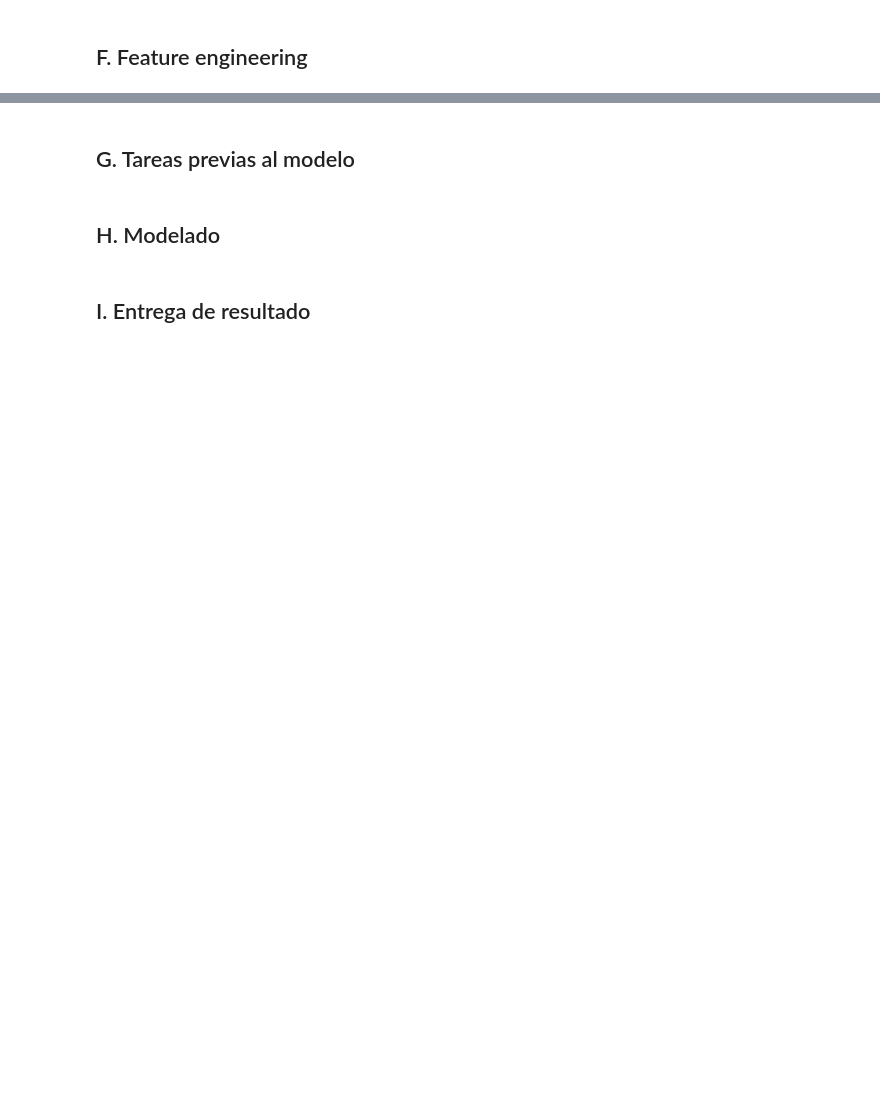
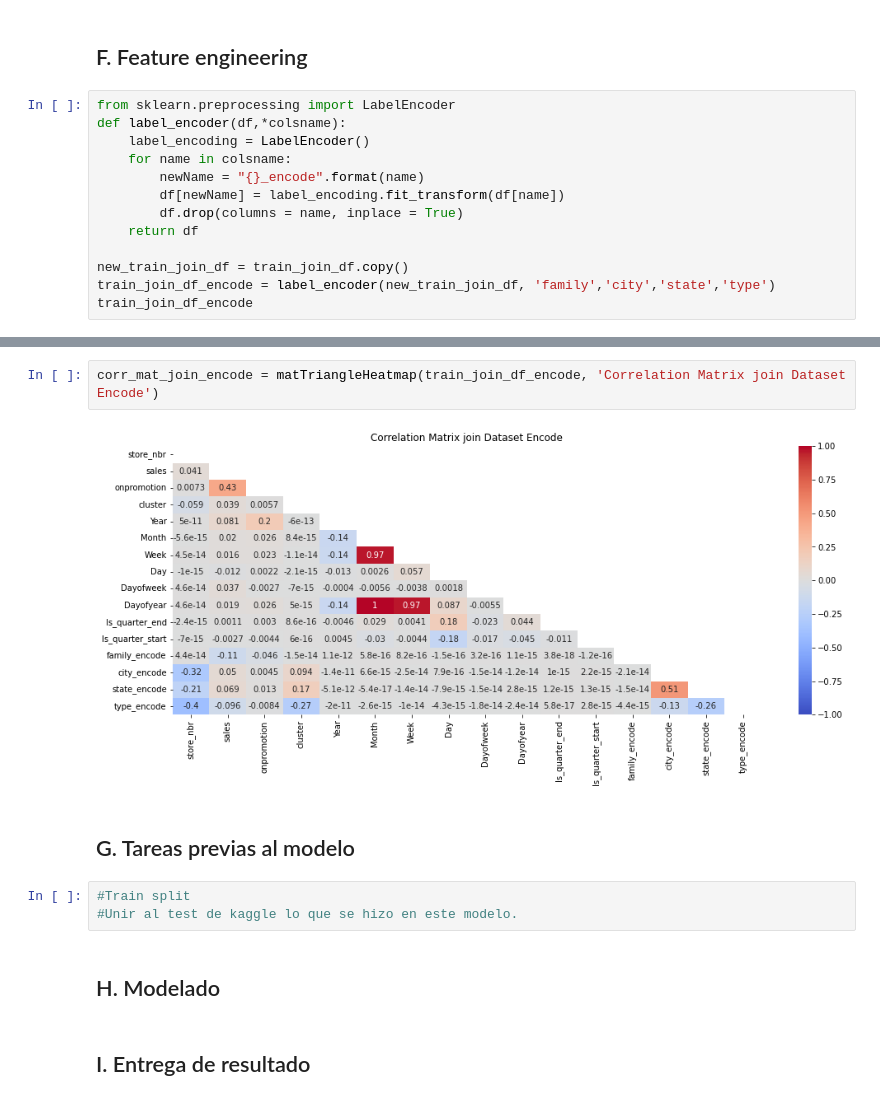
Before and after one commit to Sebas1245/store-sales-forecasting, a Jupyter notebook: analysis.ipynb, the cells around one changed output, grey strips where cells are left out. Drawn from its saved outputs; the diff is of its cells as text; blank space fills up the shorter version.

```diff
--- a/analysis.ipynb
+++ b/analysis.ipynb
@@ -214,2 +313,15 @@ transactions_df.head()
 # %% [markdown]
 ## F. Feature engineering
+# %%
+from sklearn.preprocessing import LabelEncoder
+def label_encoder(df,*colsname):
+    label_encoding = LabelEncoder()
+    for name in colsname:
+        newName = "{}_encode".format(name)
+        df[newName] = label_encoding.fit_transform(df[name])
+        df.drop(columns = name, inplace = True)
+    return df
+
+new_train_join_df = train_join_df.copy()
+train_join_df_encode = label_encoder(new_train_join_df, 'family','city','state','type')
+train_join_df_encode
@@ -216,5 +342,12 @@ transactions_df.head()
+# %%
+corr_mat_join_encode = matTriangleHeatmap(train_join_df_encode, 'Correlation Matrix join Dataset Encode')
+# %% [output]
+[figure, added]
 # %% [markdown]
 ## G. Tareas previas al modelo
+# %%
+#Train split
+#Unir al test de kaggle lo que se hizo en este modelo.
 # %% [markdown]
 ## H. Modelado
 # %% [markdown]
```
Also changed, not shown: parts of 12 cells of this notebook.
